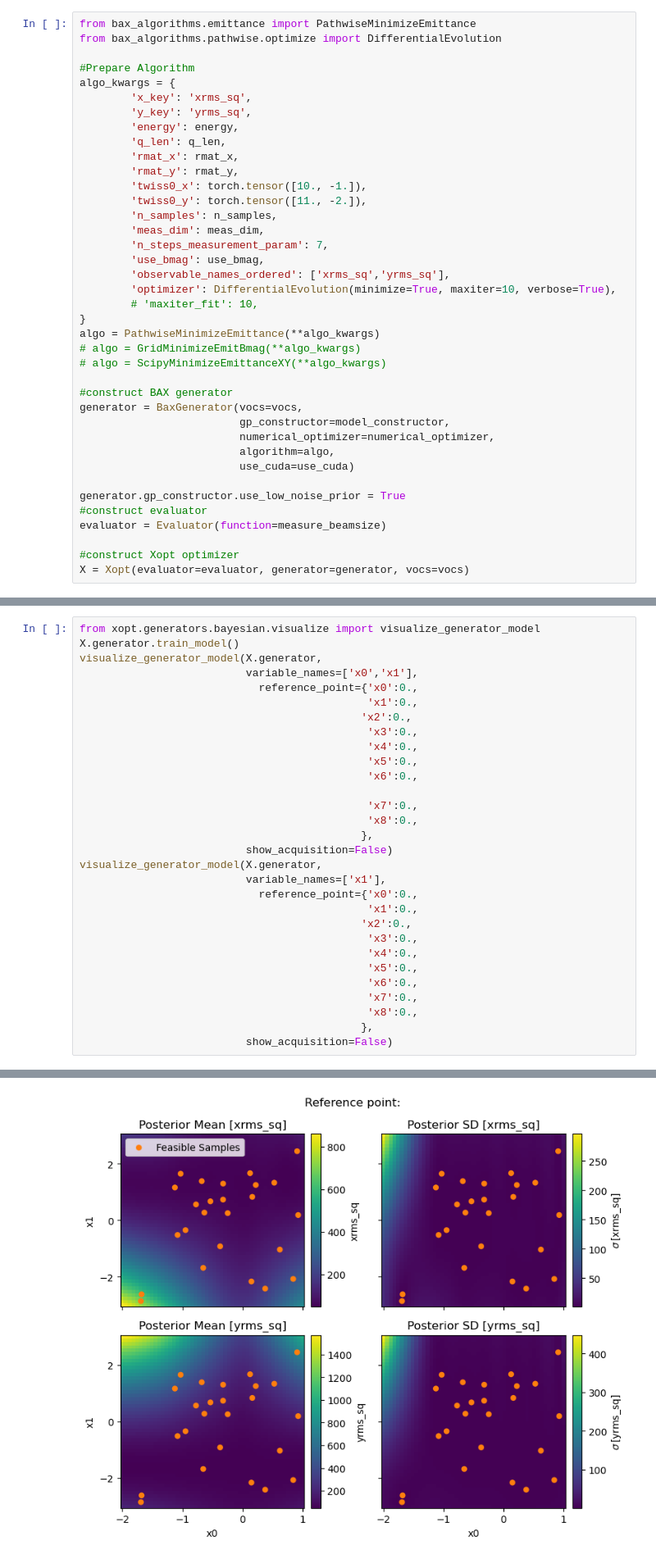
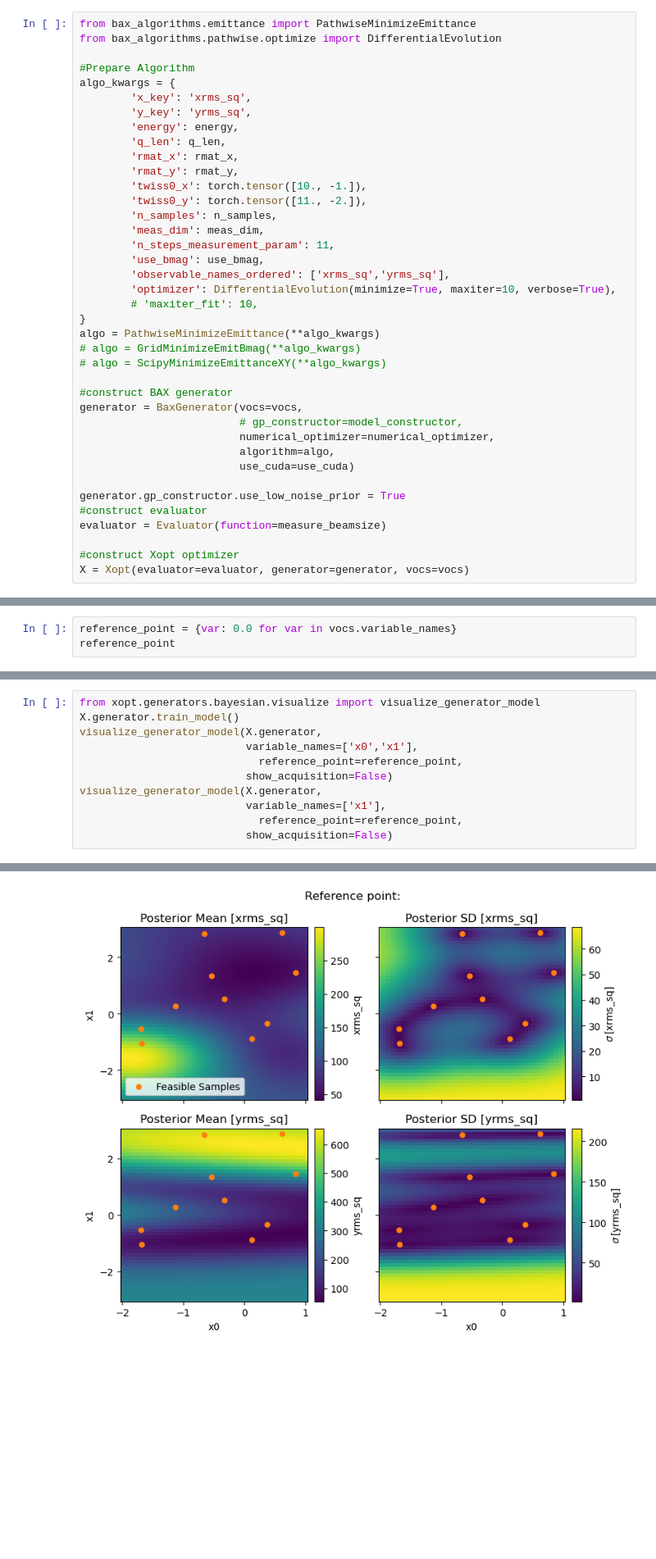
Before and after one commit to xopt-org/bax_algorithms, a Jupyter notebook: examples/emittance.ipynb, the cells around one changed output, grey strips where cells are left out. Shown at 82% size. Cells and saved outputs as stored; diff of their text form; blank space fills up the shorter version.

Commit message:
Change variable name for clarity.

```diff
--- a/examples/emittance.ipynb
+++ b/examples/emittance.ipynb
@@ -236,7 +236,7 @@ algo_kwargs = {
         'twiss0_y': torch.tensor([11., -2.]),
         'n_samples': n_samples,
         'meas_dim': meas_dim,
-        'n_steps_measurement_param': 7,
+        'n_steps_measurement_param': 11,
         'use_bmag': use_bmag,
         'observable_names_ordered': ['xrms_sq','yrms_sq'],
         'optimizer': DifferentialEvolution(minimize=True, maxiter=10, verbose=True),
@@ -248,7 +248,7 @@ algo = PathwiseMinimizeEmittance(**algo_kwargs)
 
 #construct BAX generator
 generator = BaxGenerator(vocs=vocs,
-                         gp_constructor=model_constructor,
+                         # gp_constructor=model_constructor,
                          numerical_optimizer=numerical_optimizer,
                          algorithm=algo,
                          use_cuda=use_cuda)
@@ -284,0 +279,3 @@ X.random_evaluate(n_obs_init)
+# %%
+reference_point = {var: 0.0 for var in vocs.variable_names}
+reference_point
@@ -287,30 +286,11 @@ from xopt.generators.bayesian.visualize import visualize_generator_model
 X.generator.train_model()
 visualize_generator_model(X.generator,
                           variable_names=['x0','x1'],
-                            reference_point={'x0':0.,
-                                             'x1':0.,
-                                            'x2':0.,
-                                             'x3':0.,
-                                             'x4':0.,
-                                             'x5':0.,
-                                             'x6':0.,
-
-                                             'x7':0.,
-                                             'x8':0.,
-                                            },
+                            reference_point=reference_point,
                           show_acquisition=False)
 visualize_generator_model(X.generator,
                           variable_names=['x1'],
-                            reference_point={'x0':0.,
-                                             'x1':0.,
-                                            'x2':0.,
-                                             'x3':0.,
-                                             'x4':0.,
-                                             'x5':0.,
-                                             'x6':0.,
-                                             'x7':0.,
-                                             'x8':0.,
-                                            },
+                            reference_point=reference_point,
                           show_acquisition=False)
 # %% [output]
 Beginning BAX virtual optimization.
@@ -320,4 +300,4 @@ BAX virtual optimization took: 0.5140182971954346 seconds.
 (<Figure size 600x400 with 2 Axes>,
  array([[<Axes: ylabel='xrms_sq'>],
         [<Axes: xlabel='x1', ylabel='yrms_sq'>]], dtype=object))
-[figure, old version]
+[figure, new version]
```
Also changed, not shown: parts of 14 cells of this notebook, 1 other file.
